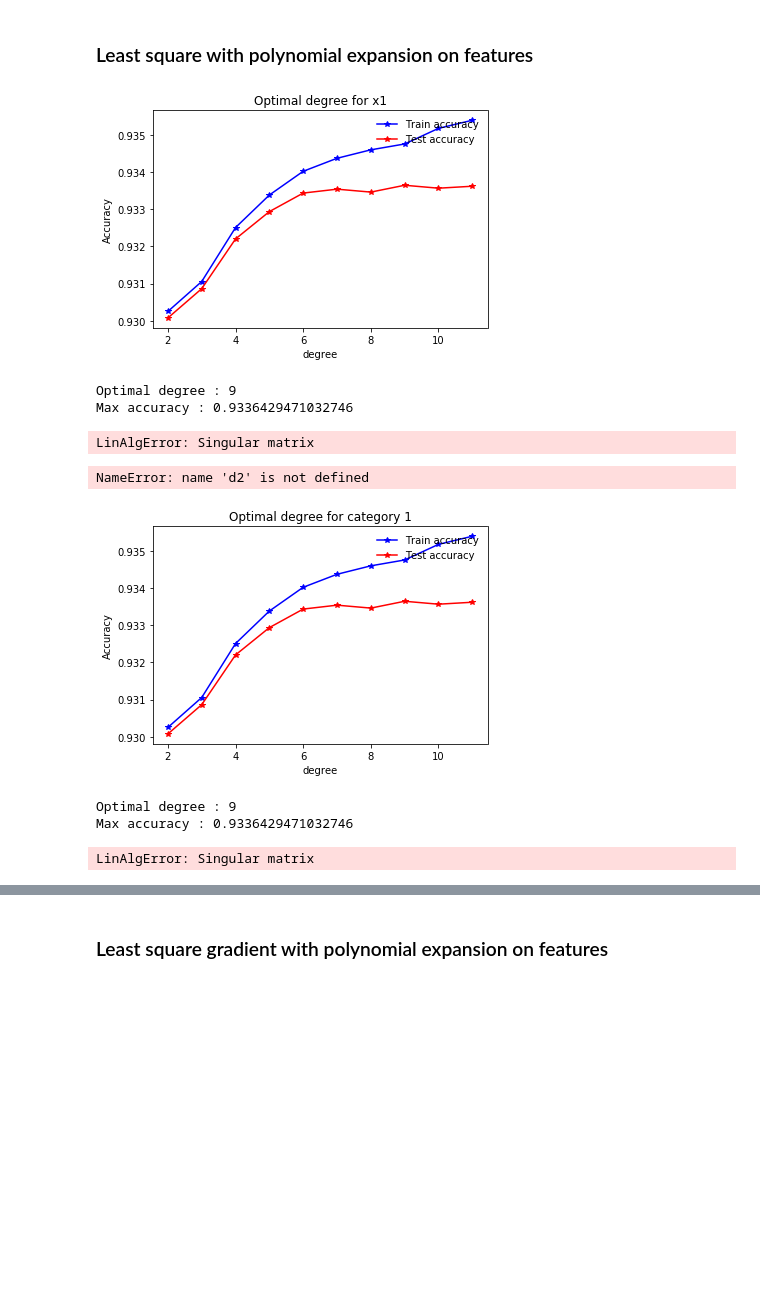
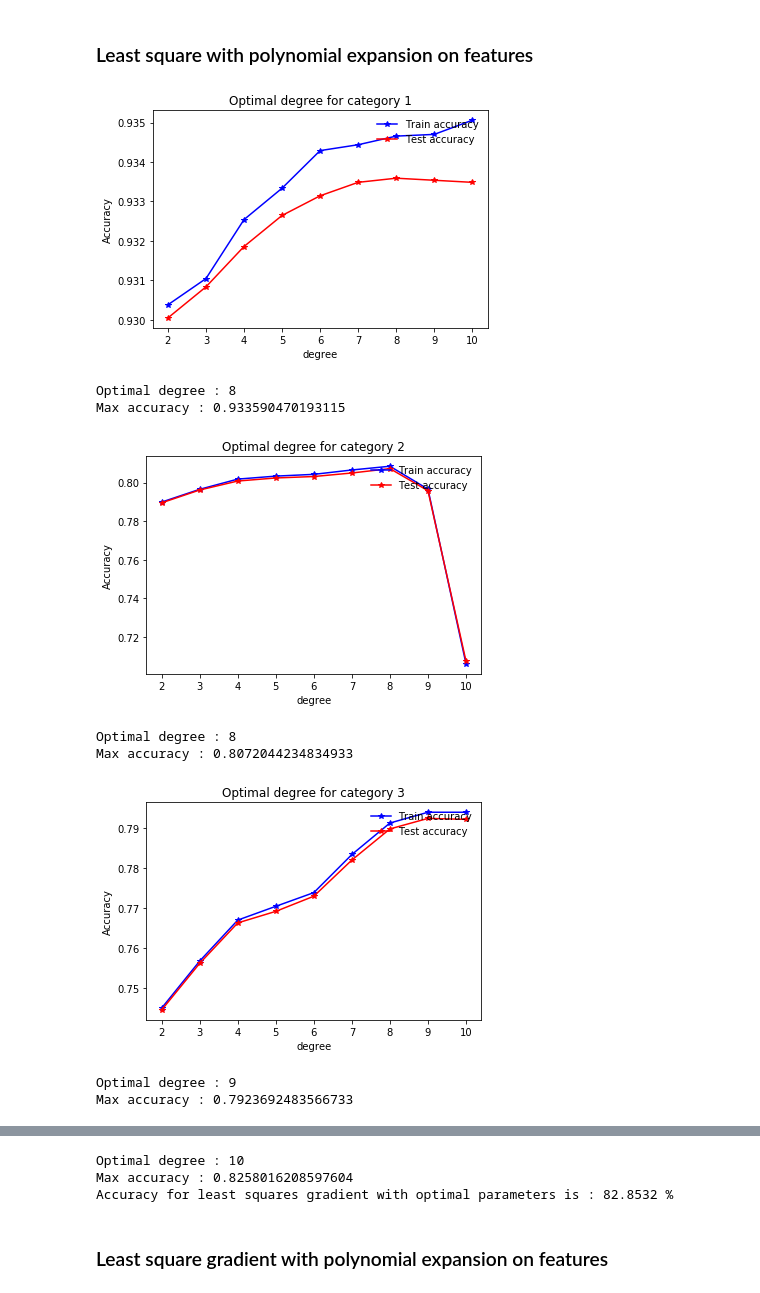
Before and after one commit to jlabhard/ML_course, a Jupyter notebook: projects/project1/scripts/project1.ipynb, the cells around one changed output, grey strips where cells are left out. Cells and saved outputs as stored; diff of their text form; code cells hidden in the pictures; blank space fills up the shorter version.

Commit message:
Ridge regression and start of least squares gd

```diff
--- a/projects/project1/scripts/project1.ipynb
+++ b/projects/project1/scripts/project1.ipynb
@@ -121,6 +117,10 @@ x1_normalized = normalize(x1)
 x2_normalized = normalize(x2)
 x3_normalized = normalize(x3)
 x4_normalized = normalize(x4)
+# %%
+masks = np.array([mask1, mask2, mask3, mask4])
+X = np.array([x1, x2, x3, x4])
+X_normalized = np.array([x1_normalized, x2_normalized, x3_normalized, x4_normalized])
 # %%
 # standardize the matrix
 def standardize(tX, normalized = False) :
@@ -246,7 +246,7 @@ def cross_validation(k_fold, method, y, tx,  degree = 1, lambda_ = 0, max_iters
 
     # split data in k fold
     k_indices = build_k_indices(y, k_fold, seed = 1)
-    tx_poly = build_all(tx, degree)
+    tx_poly = build_multi_poly(tx, degree)
     initial_w = np.zeros(tx_poly.shape[1])
 
     for k in range(k_fold):
@@ -302,8 +302,8 @@ def determine_parameter(method, tx, y, degrees = [1], lambdas = [0], gammas = [0
     if len(gammas) > 1:
         if (degree != 1) : print("Degree = ", degree, '\n')
         if (lambda_ != 0) : print("Lambda = ", lambda_, '\n')
-        title = 'Optimal gamma for' + name
-        gammas_plot = plot_train_test(acc_tr_matrix[max_acc_index[0], max_acc_index[1], :], acc_te_matrix[max_acc_index[0], max_acc_index[1], :], gammas, title, 'gamma')
+        title = 'Optimal gamma for ' + name
+        gammas_plot = plot_train_test(acc_tr_matrix[max_acc_index[0], max_acc_index[1], :], acc_te_matrix[max_acc_index[0], max_acc_index[1], :], gammas, title, 'gamma', log = True)
         print("Optimal gamma :", gamma)
     print("Max accuracy :", max_acc)
 
@@ -336,38 +336,15 @@ def analyze_method(method, X, y, masks, degrees = [1], lambdas = [0], gammas = [
     return W, X_poly, optimal_degree, optimal_lambda, optimal_gamma, accuracy
 # %% [markdown]
 ### Least square with polynomial expansion on features
-# %%
-d1, l1, g1 = determine_parameter(methods["least_squares"], x1_normalized, y[mask1], degrees = np.arange(2, 12), name = "x1")
-d2, l2, g2 = determine_parameter(methods["least_squares"], x2_normalized, y[mask2], degrees = np.arange(2, 12), name = "x2")
-d3, l3, g3 = determine_parameter(methods["least_squares"], x3_normalized, y[mask3], degrees = np.arange(2, 12), name = "x3")
-d4, l4, g4 = determine_parameter(methods["least_squares"], x4_normalized, y[mask4], degrees = np.arange(2, 12), name = "x4")
-# %% [output]
-[figure, removed]
-Optimal degree : 9
-Max accuracy : 0.9336429471032746
-LinAlgError: Singular matrix
-# %%
-x1_poly = build_multi_poly(x1_normalized, d1)
-x2_poly = build_multi_poly(x2_normalized, d2)
-x3_poly = build_multi_poly(x3_normalized, d3)
-x4_poly = build_multi_poly(x4_normalized, d4)
-
-w1, loss = least_squares(y[mask1], x1_poly)
-w2, loss = least_squares(y[mask2], x2_poly)
-w3, loss = least_squares(y[mask3], x3_poly)
-w4, loss = least_squares(y[mask4], x4_poly)
-
-weights = np.array([w1, w2, w3, w4])
-tx = np.array([x1_poly, x2_poly, x3_poly, x4_poly])
-accuracy = total_accuracy(weights, tx, y, masks)
-print("Accuracy for least squares with optimal parameters is :", accuracy * 100, '%')
-# %% [output]
-NameError: name 'd2' is not defined
 # %%
-X = np.array([x1_normalized, x2_normalized, x3_normalized, x4_normalized])
-W, X_poly, optimal_degree, optimal_lambda, optimal_gamma, accuracy = analyze_method(methods["least_squares"], X, y, masks, degrees = np.arange(2, 12), name = "category ")
+W, X_poly, optimal_degree, optimal_lambda, optimal_gamma, accuracy = analyze_method(methods["least_squares"], X_normalized, y, masks, degrees = np.arange(2, 11), name = "category ")
 # %% [output]
-[figure, old version]
+[figure, new version]
-Optimal degree : 9
-Max accuracy : 0.9336429471032746
+Optimal degree : 8
+Max accuracy : 0.933590470193115
+[figure, added]
-LinAlgError: Singular matrix
+Optimal degree : 8
+Max accuracy : 0.8072044234834933
+[figure, added]
+Optimal degree : 9
+Max accuracy : 0.7923692483566733
@@ -374,2 +352,5 @@ LinAlgError: Singular matrix
+Optimal degree : 10
+Max accuracy : 0.8258016208597604
+Accuracy for least squares gradient with optimal parameters is : 82.8532 %
 # %% [markdown]
 ### Least square gradient with polynomial expansion on features
```
Also changed, not shown: parts of 18 cells of this notebook.
